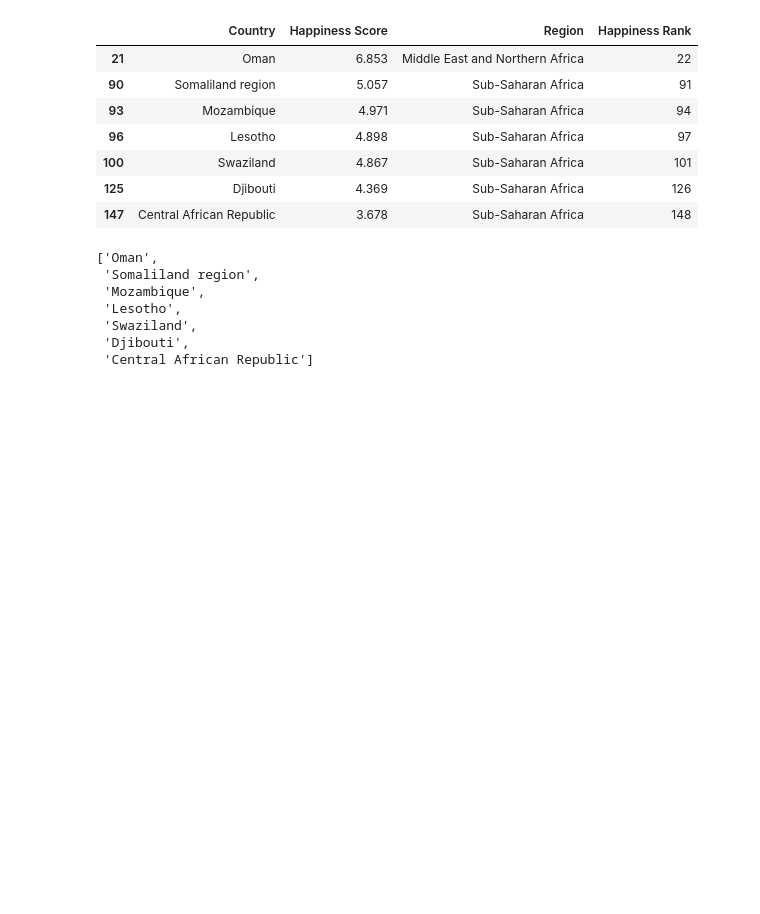
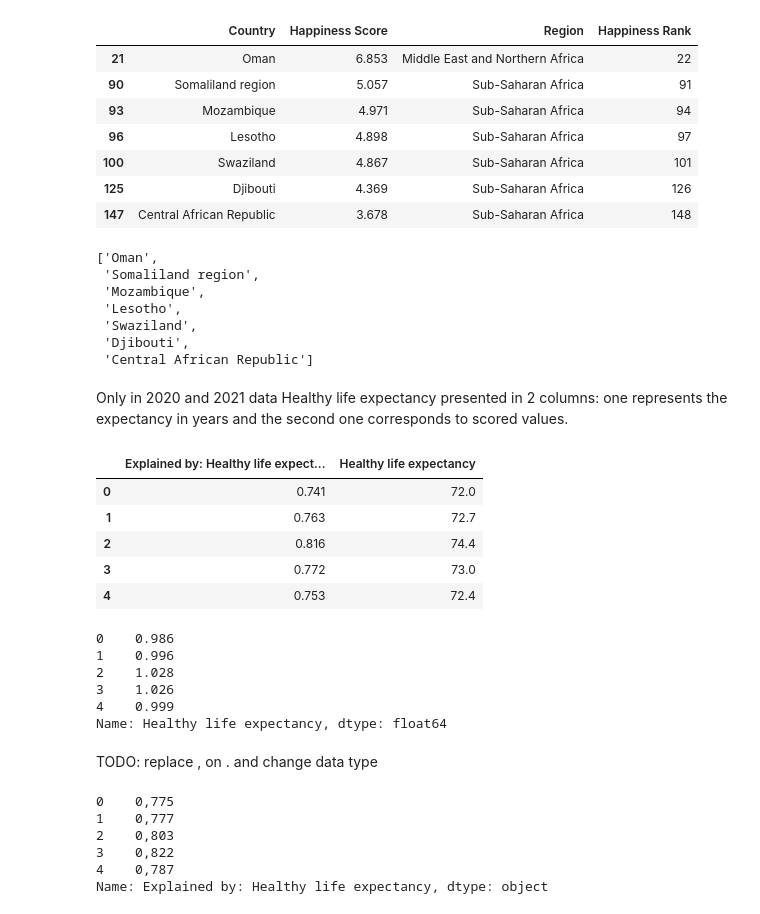
Before and after one commit to eugeneOlkhovik/RR_world_happiness, a Jupyter notebook: world_happiness_meta_data.ipynb, the cells around one changed output. Saved outputs shown, nothing was run; the diff lists cells and outputs as text; code cells hidden in the pictures; blank space fills up the shorter version.

Commit message:
map common columns for data extraction by country

```diff
--- a/world_happiness_meta_data.ipynb
+++ b/world_happiness_meta_data.ipynb
@@ -82,5 +82,37 @@ year_to_data.get(2021)['RANK'] = year_to_data.get(2021).index + 1
 year_to_data = utils.bring_to_common_column_name(year_to_data, config.year_to_rank_column_name, "rank")
 year_to_data = utils.bring_to_common_column_name(year_to_data, config.year_to_happiness_score_column_name, "happiness_score")
 year_to_data = utils.bring_to_common_column_name(year_to_data, config.year_to_country_column_name, "Country")
+year_to_data = utils.bring_to_common_column_name(year_to_data, config.year_to_gdp_column_name, "gdp")
 # %%
 utils.create_bump_chart(year_to_data)
+# %% [markdown]
+Only in 2020 and 2021 data Healthy life expectancy presented in 2 columns: one represents the expectancy in years and the second one corresponds to scored values.
+# %%
+year_to_data.get(2021)[['Explained by: Healthy life expectancy','Healthy life expectancy']].head()
+# %% [output]
+|  | Explained by: Healthy life expect... | Healthy life expectancy |
+| 0 | 0.741 | 72.0 |
+| 1 | 0.763 | 72.7 |
+| 2 | 0.816 | 74.4 |
+| 3 | 0.772 | 73.0 |
+| 4 | 0.753 | 72.4 |
+# %%
+year_to_data.get(2019)['Healthy life expectancy'].head()
+# %% [output]
+0    0.986
+1    0.996
+2    1.028
+3    1.026
+4    0.999
+Name: Healthy life expectancy, dtype: float64
+# %% [markdown]
+TODO: replace , on . and change data type
+# %%
+year_to_data.get(2022)['Explained by: Healthy life expectancy'].head()
+# %% [output]
+0    0,775
+1    0,777
+2    0,803
+3    0,822
+4    0,787
+Name: Explained by: Healthy life expectancy, dtype: object
```
Also changed, not shown: 1 other file.
